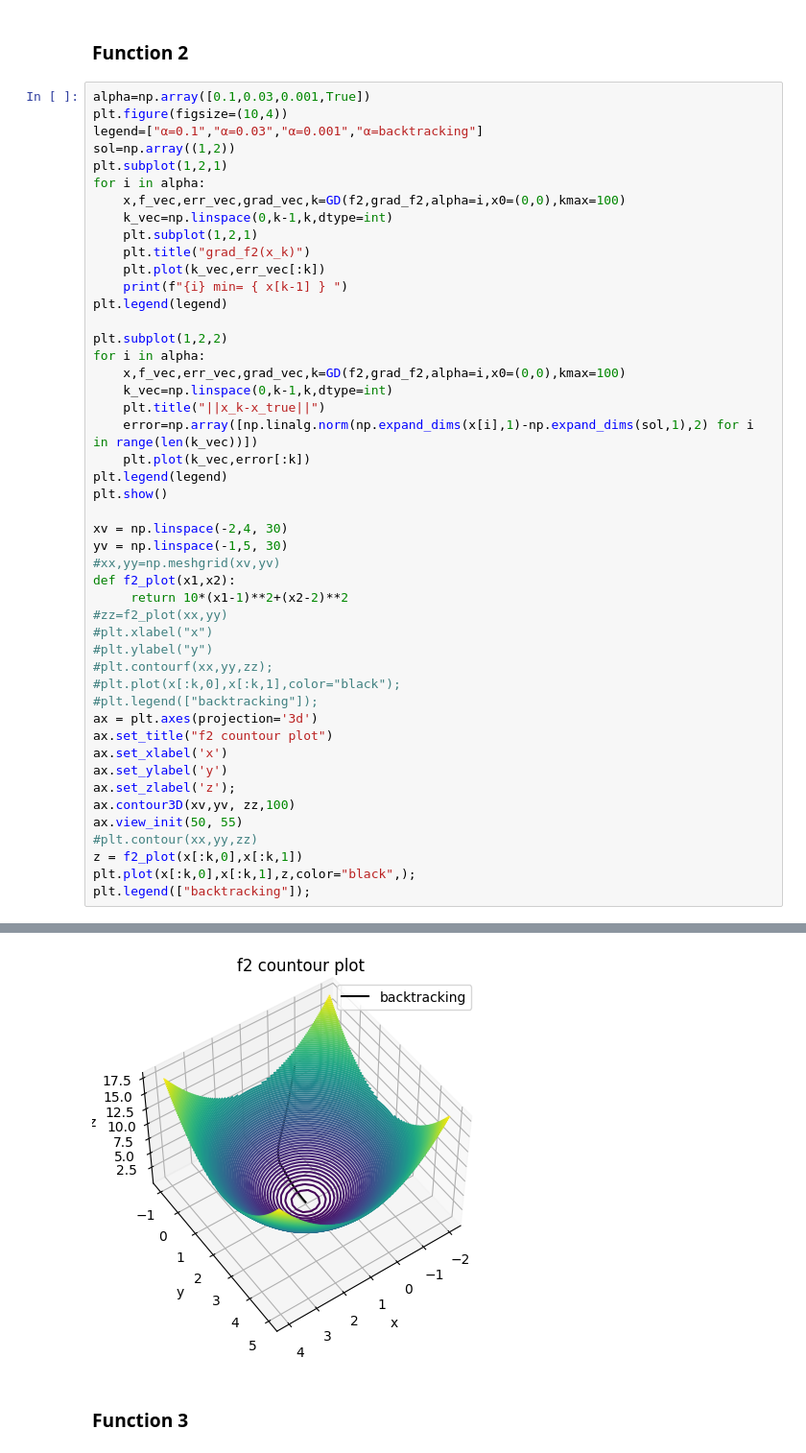
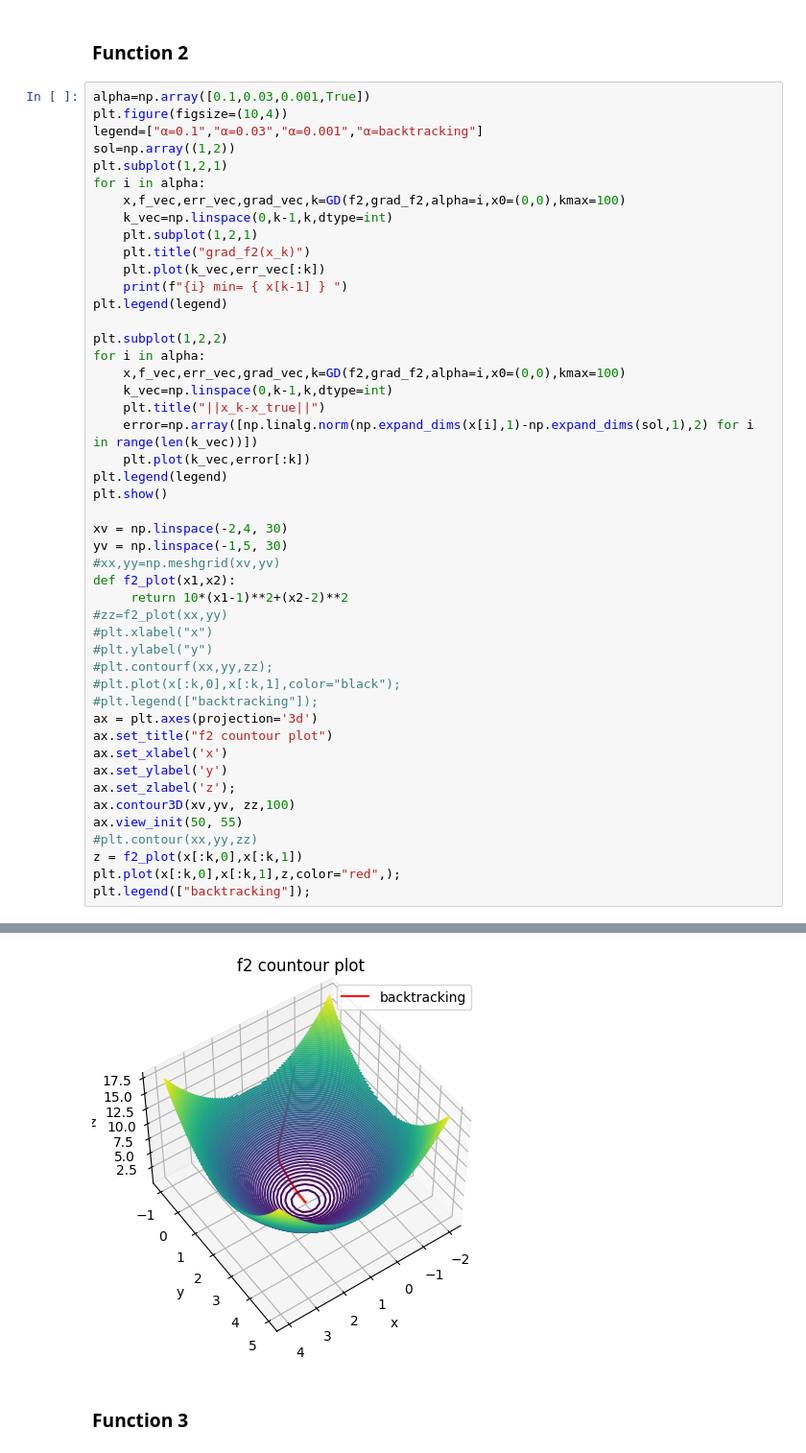
Before and after one commit to francesco-source/Artificial-Intelligence-UNIBO, a Jupyter notebook: Statistical_and_mathematical_methods_for_AI/Exercises/Exercise3.ipynb, the cells around one changed output, grey strips where cells are left out. Shown at 96% size. Drawn from its saved outputs; the diff is of its cells as text.

```diff
--- a/Statistical_and_mathematical_methods_for_AI/Exercises/Exercise3.ipynb
+++ b/Statistical_and_mathematical_methods_for_AI/Exercises/Exercise3.ipynb
@@ -172,35 +172,35 @@ for i in alpha:
 plt.legend(legend)
 plt.show()
 
 xv = np.linspace(-2,4, 30)
 yv = np.linspace(-1,5, 30)
 #xx,yy=np.meshgrid(xv,yv)
 def f2_plot(x1,x2):
      return 10*(x1-1)**2+(x2-2)**2
 #zz=f2_plot(xx,yy)
 #plt.xlabel("x")
 #plt.ylabel("y")
 #plt.contourf(xx,yy,zz);
 #plt.plot(x[:k,0],x[:k,1],color="black");
 #plt.legend(["backtracking"]);
 ax = plt.axes(projection='3d')
 ax.set_title("f2 countour plot")
 ax.set_xlabel('x')
 ax.set_ylabel('y')
 ax.set_zlabel('z');
 ax.contour3D(xv,yv, zz,100)
 ax.view_init(50, 55)
 #plt.contour(xx,yy,zz)
 z = f2_plot(x[:k,0],x[:k,1])
-plt.plot(x[:k,0],x[:k,1],z,color="black",);
+plt.plot(x[:k,0],x[:k,1],z,color="red",);
 plt.legend(["backtracking"]);
 # %% [output]
 0.1 min= [2. 2.]
 0.03 min= [1.         1.99562793]
 0.001 min= [0.86467392 0.35958556]
 1.0 min= [1.         1.99986034]
 [figure]
-[figure, old version]
+[figure, new version]
 # %% [markdown]
 ### Function 3
 # %%
```
Also changed, not shown: parts of 3 cells of this notebook, 2 other files.
